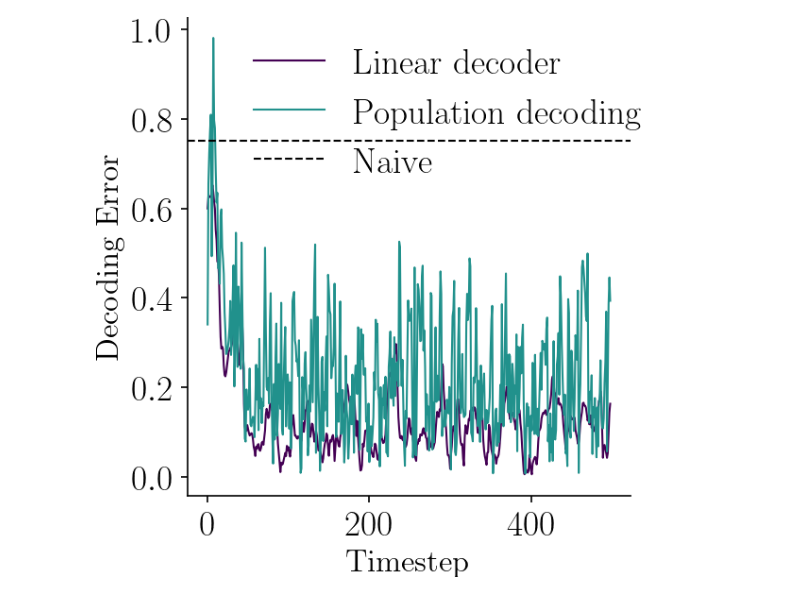
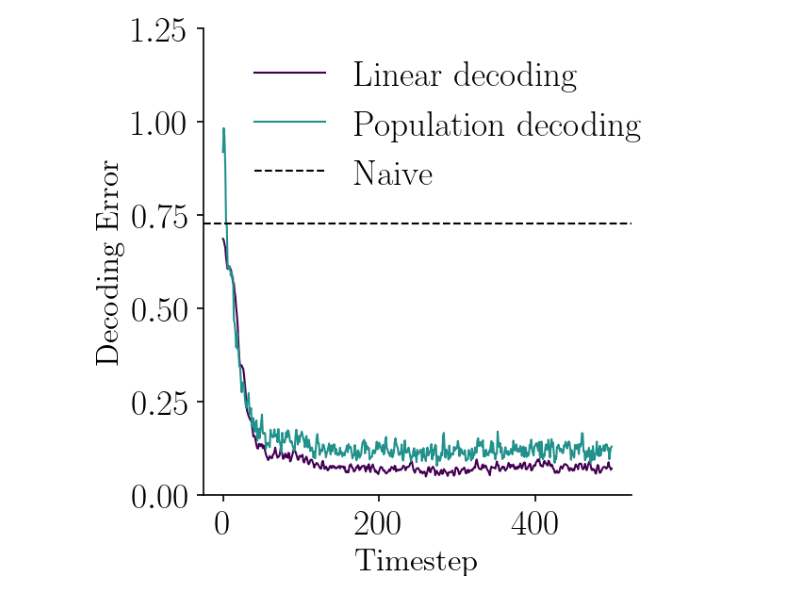
Before and after one commit to bioAI-Oslo/ConjunctiveRepresentations, a Jupyter notebook: rnn_long_trajectory.ipynb, the cells around one changed output. Cells and saved outputs as stored; diff of their text form; code cells hidden in the pictures.

```diff
--- a/rnn_long_trajectory.ipynb
+++ b/rnn_long_trajectory.ipynb
@@ -68,11 +58,11 @@ fig.savefig(os.path.join(figure_path, 'rnn_long_trajectory_ratemaps.svg'), trans
 # %%
 pos_name = "center"
 scale = 0.25
-n = 16
+n = 32
 beta = 0.5
 
 positions = {
-    'center': [8, 8],
+    'center': [16, 16],
     'corner': [0, 0],
     'bottom': [4, 8]
 }
@@ -229,10 +222,17 @@ def population_decoding(p, memory, r_memory):
 # %%
 res = 32        # Defines the memory resolution
 
-# Create ratemaps based on the training data
-ps = p_train.reshape(-1, p.shape[-1])
-rs = r_label_train.detach().numpy()
-ratemaps, _, _, _ = stats.binned_statistic_2d(rs[:, 0], rs[:, 1], ps.T, bins=res)
+# Create ratemaps
+r, v = genny.generate_dataset(100, 500)
+p = model.spatial_representation(v, model.initial_state(r[:, 0].shape[0]))[0].detach()
+
+# Ignore first 50 timesteps
+p = p[:, 50:]
+p = torch.reshape(p, (-1, p.shape[-1])).detach().numpy()
+r = r[:, 51:].reshape(-1, 2).detach().numpy()
+
+# Compute ratemaps
+ratemaps, _, _, _ = stats.binned_statistic_2d(r[:, 0], r[:, 1], p.T, bins=res)
 ratemaps = np.nan_to_num(ratemaps, nan=0.0)     # Replace NaNs with 0s
 
 # Form memories
@@ -243,6 +243,3 @@ xx = x[:-1] + np.diff(x) / 2
 yy = y[:-1] + np.diff(y) / 2
 xx, yy = np.meshgrid(xx,yy)
 r_memory = np.stack((yy.ravel(), xx.ravel()), axis =-1)             # (Square) grid of memory locations
-
-# Get decoded positions
-r_decoded = population_decoding(p_eval.detach().numpy(), memory, r_memory)
@@ -269,0 +267,11 @@ plt.show()
+# %%
+# Plot error
+pop_error = np.linalg.norm(r_decoded - r_label_eval, axis=-1)
+pop_error = pop_error.reshape(n_eval, t_eval-1)
+
+fig, ax = plt.subplots(figsize=(4, 4), constrained_layout=True)
+ax.plot(pop_error.mean(axis=0))
+quarts = np.percentile(pop_error, [25, 75], axis=0)
+ax.fill_between(np.arange(t_eval-1), quarts[0], quarts[1], alpha=0.2)
+ax.set_ylim(0, 0.6)
+plt.show()
@@ -272,16 +282,21 @@ naive_error = np.linalg.norm(r_label_eval - np.zeros_like(r_label_eval), axis=-1
 # %%
 colors = plt.cm.viridis(np.linspace(0, 0.5, 2))
 
 fig, ax = plt.subplots(figsize=(4, 4), constrained_layout=True)
-ax.plot(ld_error, label="Linear decoder", color=colors[0])
-ax.plot(pop_error, label="Population decoding", color=colors[1])
+ax.plot(ld_error.mean(axis=0), label="Linear decoding", color=colors[0])
+quarts = np.percentile(ld_error, [25, 75], axis=0)
+# ax.fill_between(np.arange(t_eval-1), quarts[0], quarts[1], alpha=0.2, color=colors[0])
+ax.plot(pop_error.mean(axis=0), label="Population decoding", color=colors[1])
+quarts = np.percentile(pop_error, [25, 75], axis=0)
+# ax.fill_between(np.arange(t_eval-1), quarts[0], quarts[1], alpha=0.2, color=colors[1])
 ax.axhline(naive_error, color="black", linestyle="--", label="Naive")
 ax.set_xlabel("Timestep")
 ax.set_ylabel("Decoding Error")
 # Place legend outside of plot
 ax.legend(loc='upper right', bbox_to_anchor=(1.1, 1))
+ax.set_ylim(0, 1.25)
 plt.show()
 
-# fig.savefig(os.path.join(figure_path, 'rnn_long_trajectory_decoding_error_legend.svg'), transparent=True)
+fig.savefig(os.path.join(figure_path, 'rnn_long_trajectory_decoding_error_legend.svg'), transparent=True)
 # %% [output]
-[figure, old version]
+[figure, new version]
```
Also changed, not shown: parts of 17 cells of this notebook, 2 other files.
